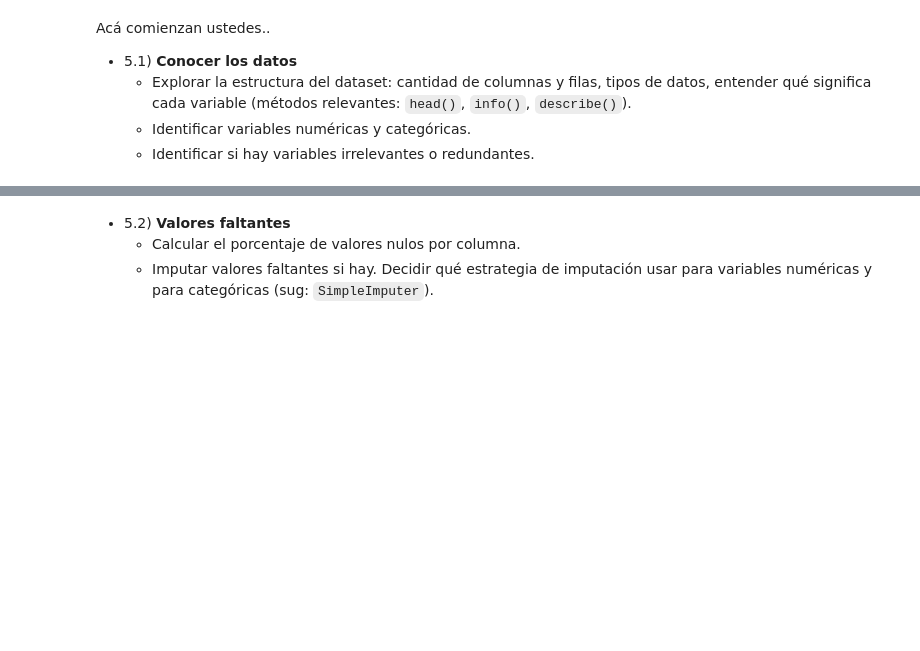
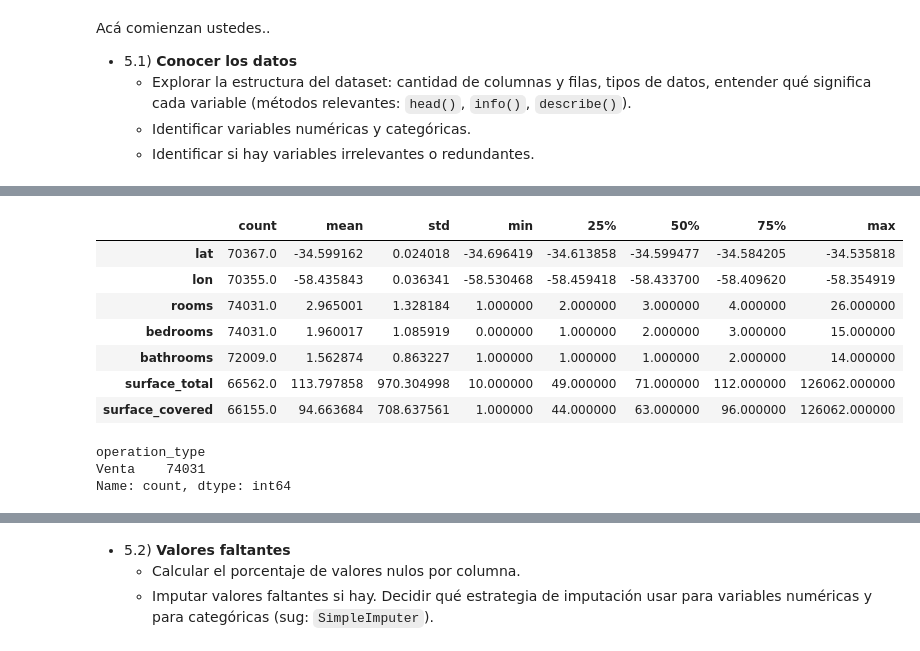
Before and after one commit to matigold22/TP-SIA, a Jupyter notebook: 2026_Consigna_TP1.ipynb, the cells around one changed output, grey strips where cells are left out. Saved outputs shown, nothing was run; the diff lists cells and outputs as text; code cells hidden in the pictures; blank space fills up the shorter version.

```diff
--- a/2026_Consigna_TP1.ipynb
+++ b/2026_Consigna_TP1.ipynb
@@ -160,0 +187,17 @@ Acá comienzan ustedes..
+# %%
+X_train.describe().T
+# %% [output]
+|  | count | mean | std | min | 25% | 50% | 75% | max |
+| lat | 70367.0 | -34.599162 | 0.024018 | -34.696419 | -34.613858 | -34.599477 | -34.584205 | -34.535818 |
+| lon | 70355.0 | -58.435843 | 0.036341 | -58.530468 | -58.459418 | -58.433700 | -58.409620 | -58.354919 |
+| rooms | 74031.0 | 2.965001 | 1.328184 | 1.000000 | 2.000000 | 3.000000 | 4.000000 | 26.000000 |
+| bedrooms | 74031.0 | 1.960017 | 1.085919 | 0.000000 | 1.000000 | 2.000000 | 3.000000 | 15.000000 |
+| bathrooms | 72009.0 | 1.562874 | 0.863227 | 1.000000 | 1.000000 | 1.000000 | 2.000000 | 14.000000 |
+| surface_total | 66562.0 | 113.797858 | 970.304998 | 10.000000 | 49.000000 | 71.000000 | 112.000000 | 126062.000000 |
+| surface_covered | 66155.0 | 94.663684 | 708.637561 | 1.000000 | 44.000000 | 63.000000 | 96.000000 | 126062.000000 |
+# %%
+X_train["operation_type"].value_counts()
+# %% [output]
+operation_type
+Venta    74031
+Name: count, dtype: int64
```
Also changed, not shown: parts of 10 cells of this notebook.
